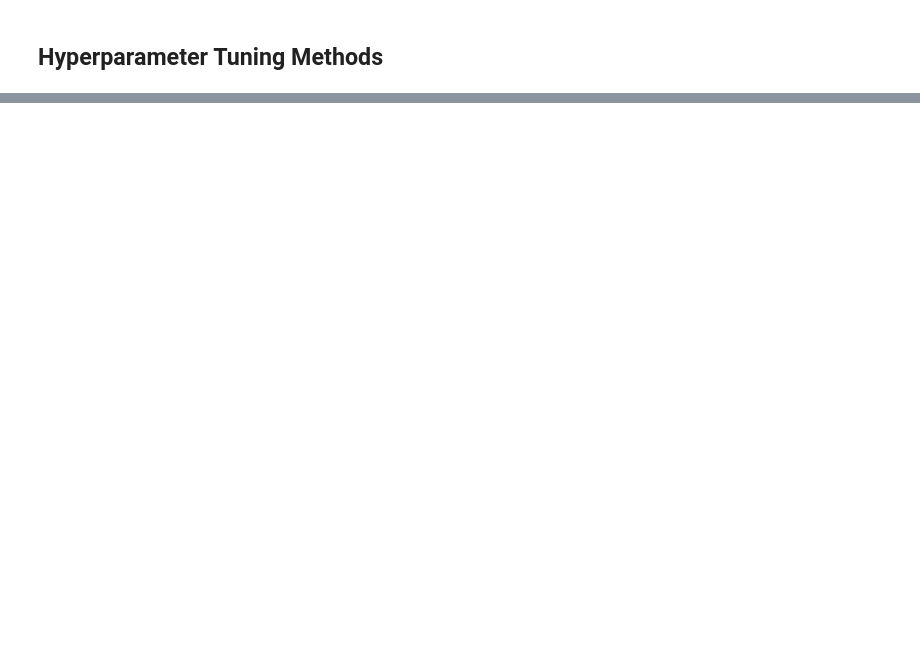
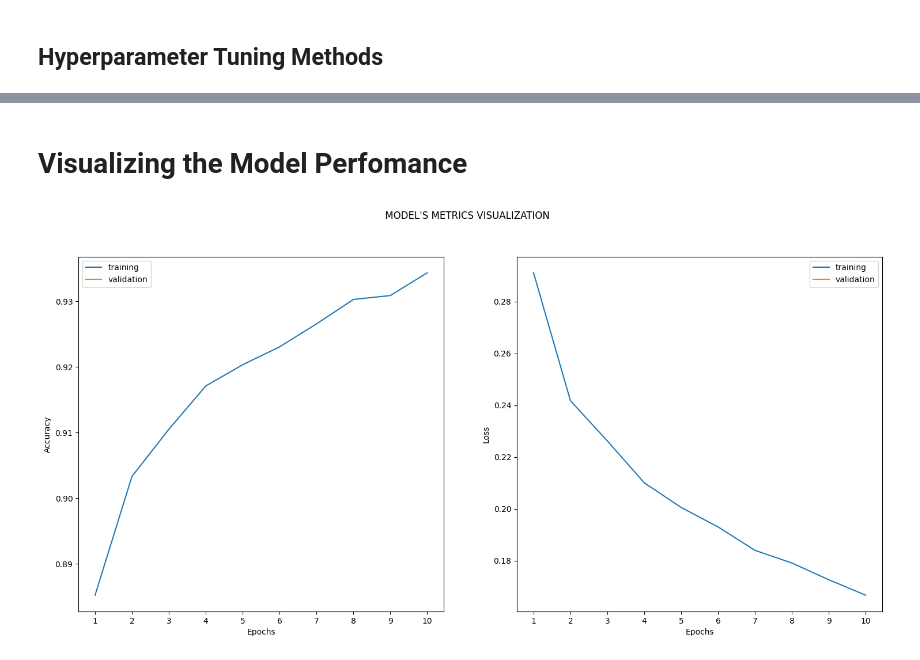
Before and after one commit to Jawakar-7/Lesion-Detection-using-Mammograms, a Jupyter notebook: kagglenotebook.ipynb, the cells around one changed output, grey strips where cells are left out. Saved outputs shown, nothing was run; the diff lists cells and outputs as text; code cells hidden in the pictures; blank space fills up the shorter version.

```diff
--- a/kagglenotebook.ipynb
+++ b/kagglenotebook.ipynb
@@ -242,0 +237,31 @@ test_accuracy = 0.9159212708473206
+# %%
+def Train_Val_Plot(acc,val_acc,loss,val_loss):
+
+    fig, (ax1, ax2) = plt.subplots(1,2, figsize= (18,8))
+    fig.suptitle(" MODEL'S METRICS VISUALIZATION ")
+    ax1.set_xticks(np.arange(1, 21, 1))
+
+    ax1.plot(range(1, len(acc) + 1), acc)
+    ax1.plot(range(1, len(val_acc) + 1), val_acc)
+    #ax1.set_title('History of Accuracy')
+    ax1.set_xlabel('Epochs')
+    ax1.set_ylabel('Accuracy')
+    ax1.legend(['training', 'validation'])
+    #plt.xticks(np.arange(1, 21, 1))
+    ax2.set_xticks(np.arange(1, 21, 1))
+    ax2.plot(range(1, len(loss) + 1), loss)
+    ax2.plot(range(1, len(val_loss) + 1), val_loss)
+    #ax2.set_title('History of Loss')
+    ax2.set_xlabel('Epochs')
+    ax2.set_ylabel('Loss')
+    ax2.legend(['training', 'validation'])
+
+    plt.show()
+    fig.savefig('figure.png')
+# %% [markdown]
+# Visualizing the Model Perfomance
+# %%
+Train_Val_Plot(history.history['acc'],history.history['val_acc'],
+               history.history['loss'],history.history['val_loss'])
+# %% [output]
+[figure, added]
```
Also changed, not shown: parts of 23 cells of this notebook.
